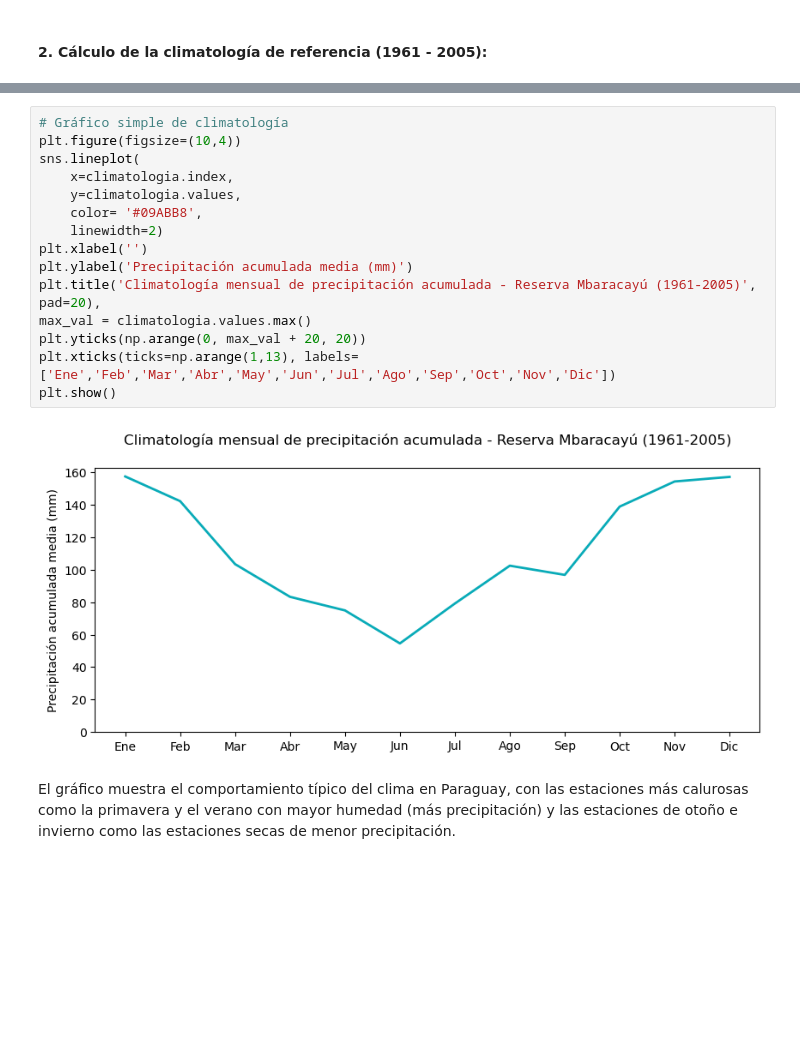
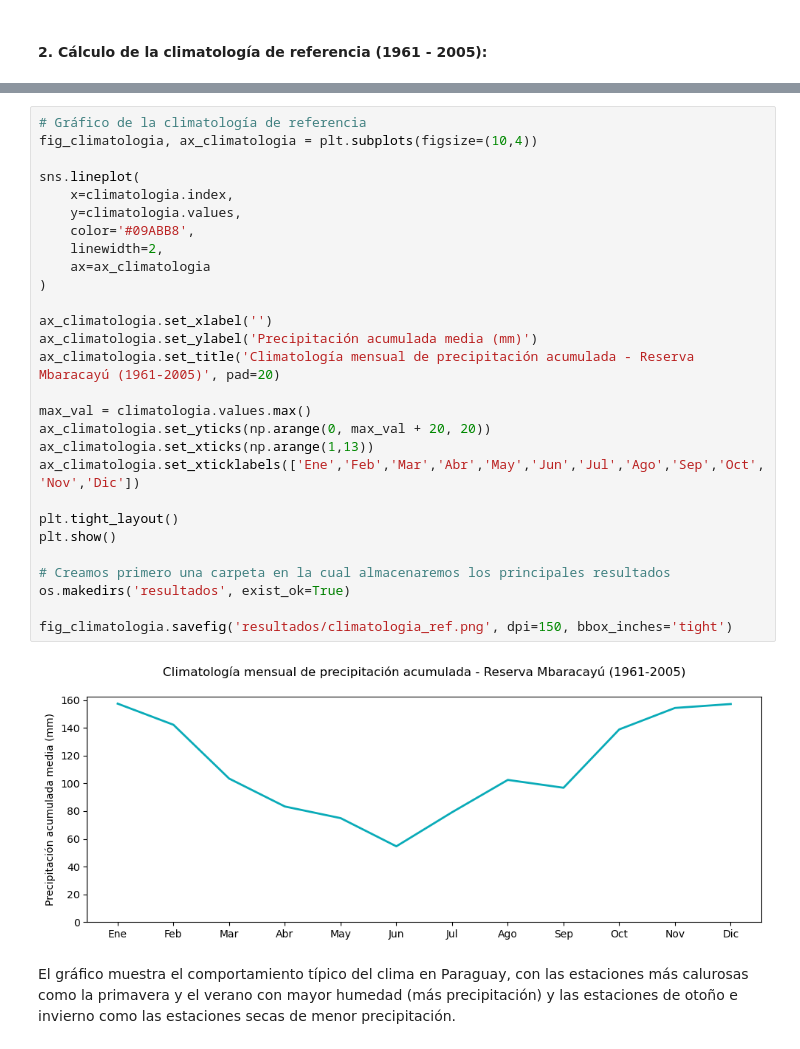
Before and after one commit to aliciagali-s/proyectoFinalPython_AG, a Jupyter notebook: proyecto_final_AliciaGali.ipynb, the cells around one changed output, grey strips where cells are left out. Saved outputs shown, nothing was run; the diff lists cells and outputs as text; blank space fills up the shorter version.

```diff
--- a/proyecto_final_AliciaGali.ipynb
+++ b/proyecto_final_AliciaGali.ipynb
@@ -178,22 +185,35 @@ Mes
 12    157.135363
 Name: Climatologia de ref, dtype: float64
 # %%
-# Gráfico simple de climatología
-plt.figure(figsize=(10,4))
+# Gráfico de la climatología de referencia
+fig_climatologia, ax_climatologia = plt.subplots(figsize=(10,4))
+
 sns.lineplot(
     x=climatologia.index,
     y=climatologia.values,
-    color= '#09ABB8',
-    linewidth=2)
-plt.xlabel('')
-plt.ylabel('Precipitación acumulada media (mm)')
-plt.title('Climatología mensual de precipitación acumulada - Reserva Mbaracayú (1961-2005)', pad=20),
+    color='#09ABB8',
+    linewidth=2,
+    ax=ax_climatologia
+)
+
+ax_climatologia.set_xlabel('')
+ax_climatologia.set_ylabel('Precipitación acumulada media (mm)')
+ax_climatologia.set_title('Climatología mensual de precipitación acumulada - Reserva Mbaracayú (1961-2005)', pad=20)
+
 max_val = climatologia.values.max()
-plt.yticks(np.arange(0, max_val + 20, 20))
-plt.xticks(ticks=np.arange(1,13), labels=['Ene','Feb','Mar','Abr','May','Jun','Jul','Ago','Sep','Oct','Nov','Dic'])
+ax_climatologia.set_yticks(np.arange(0, max_val + 20, 20))
+ax_climatologia.set_xticks(np.arange(1,13))
+ax_climatologia.set_xticklabels(['Ene','Feb','Mar','Abr','May','Jun','Jul','Ago','Sep','Oct','Nov','Dic'])
+
+plt.tight_layout()
 plt.show()
+
+# Creamos primero una carpeta en la cual almacenaremos los principales resultados
+os.makedirs('resultados', exist_ok=True)
+
+fig_climatologia.savefig('resultados/climatologia_ref.png', dpi=150, bbox_inches='tight')
 # %% [output]
-[figure, old version]
+[figure, new version]
 # %% [markdown]
 El gráfico muestra el comportamiento típico del clima en Paraguay, con las estaciones más calurosas como la primavera y el verano con mayor humedad (más precipitación) y las estaciones de otoño e invierno como las estaciones secas de menor precipitación.
 # %% [markdown]
```
Also changed, not shown: parts of 13 cells of this notebook, 9 other files.
